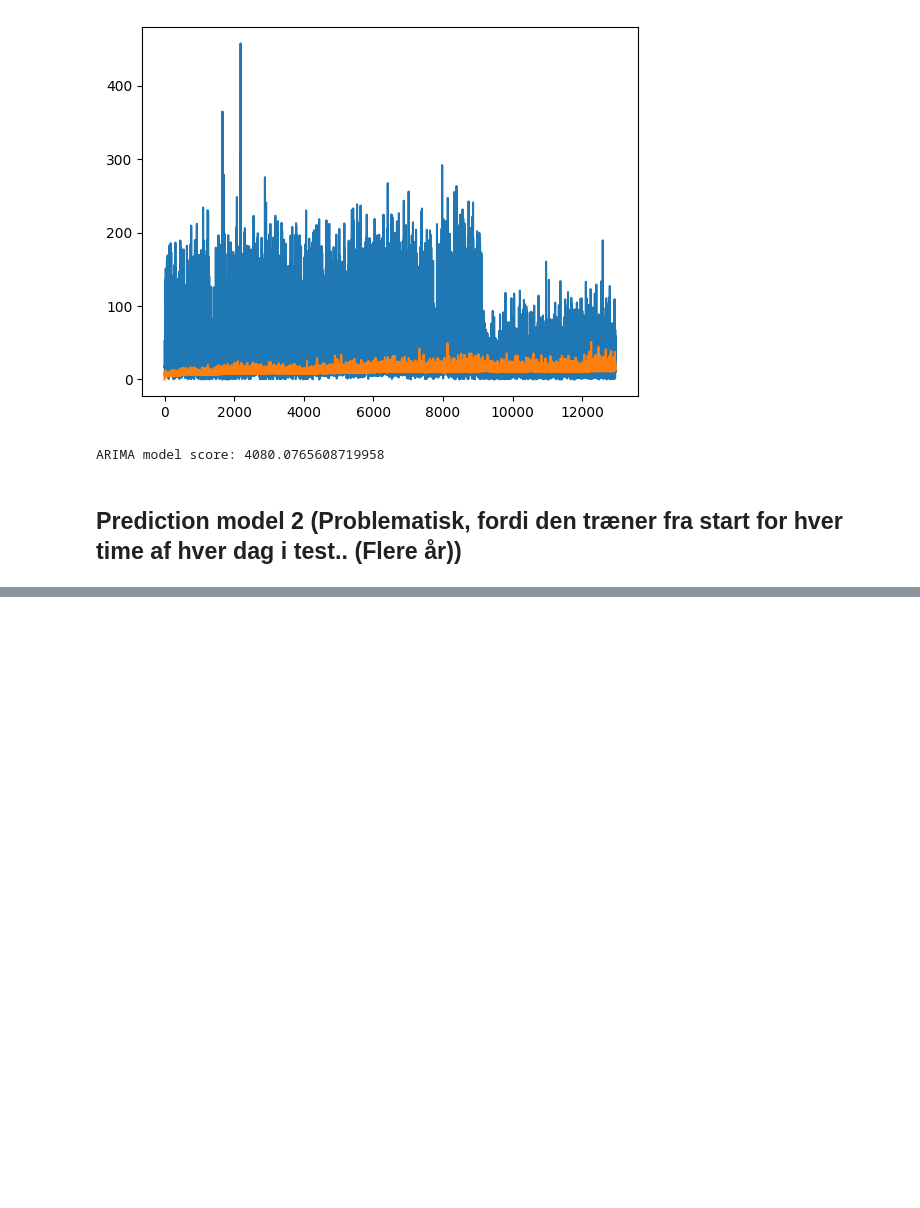
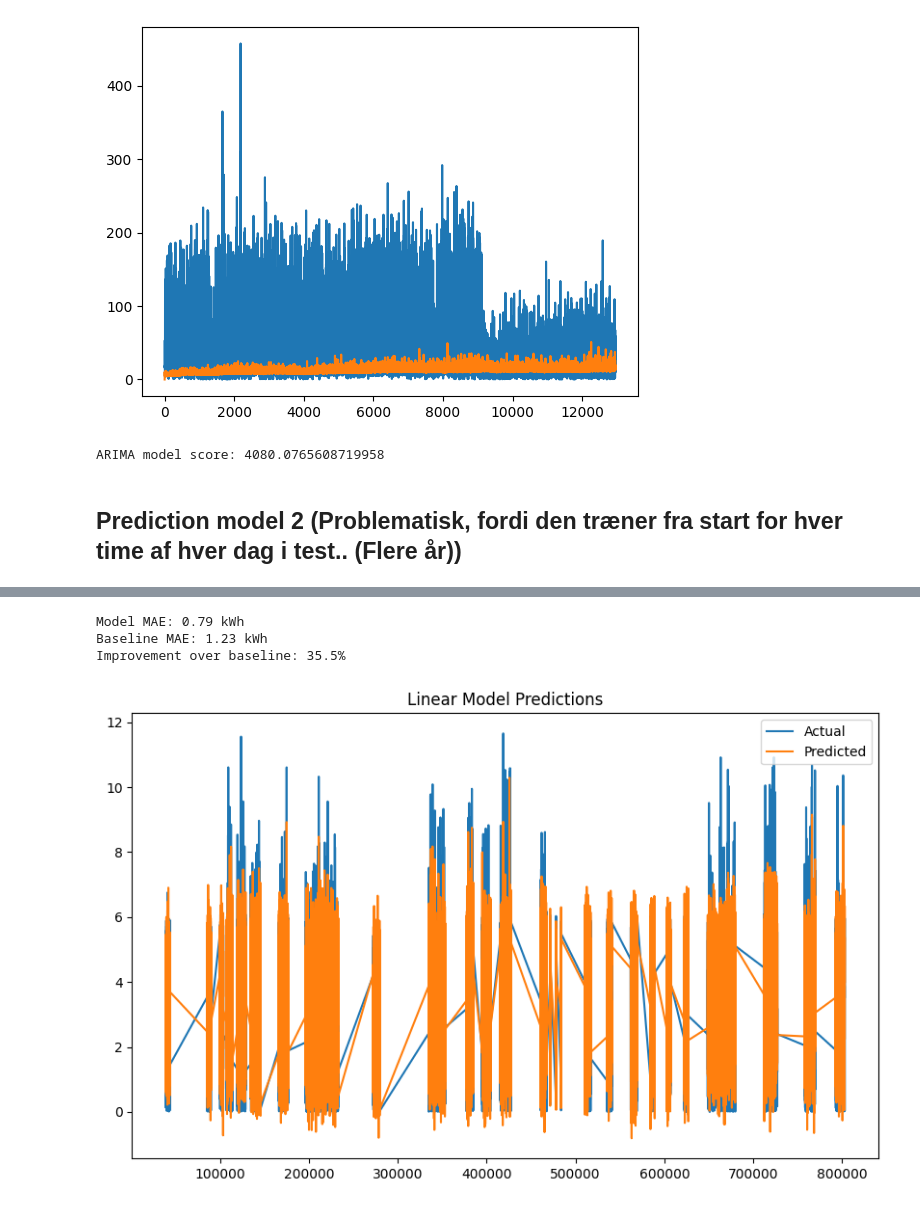
Before and after one commit to Fiehn/42577-Introduction-to-business-analytics, a Jupyter notebook: Project.ipynb, the cells around one changed output, grey strips where cells are left out. Saved outputs shown, nothing was run; the diff lists cells and outputs as text; code cells hidden in the pictures; blank space fills up the shorter version.

```diff
--- a/Project.ipynb
+++ b/Project.ipynb
@@ -441,3 +485,6 @@ def main(df, predict_method='arima'):
         plot_predictions(test_data, predictions, f'Model Predictions for Station: {station}')
 
     return results
+# %%
+a = preprocess_data(df,low_memory=True)['Palo Alto']
+max(a)
@@ -472,0 +564,2 @@ len(te['Palo Alto'])
+# %%
+df = pd.read_csv('EVChargingStationUsage_standardized.csv',low_memory=True, dtype={'User ID': str, 'County':str, 'Model Number':str})
@@ -472,0 +791,10 @@ len(te['Palo Alto'])
+# %%
+model, y_test, predictions, baseline = main('EVChargingStationUsage_standardized.csv', model='linear_regression')
+# %% [output]
+Model MAE: 0.79 kWh
+Baseline MAE: 1.23 kWh
+Improvement over baseline: 35.5%
+# %%
+plot_predictions(y_test, predictions, "Linear Model Predictions")
+# %% [output]
+[figure, added]
```
Also changed, not shown: parts of 16 cells of this notebook, 1 other file.
